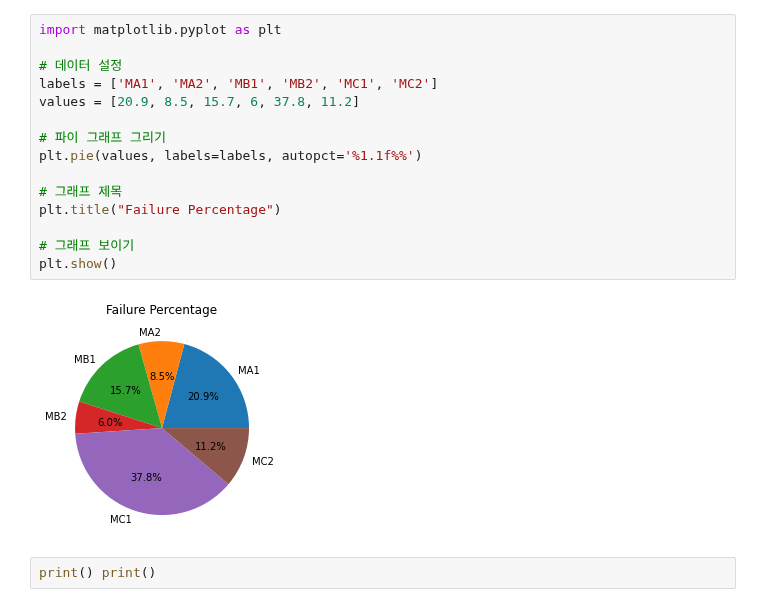
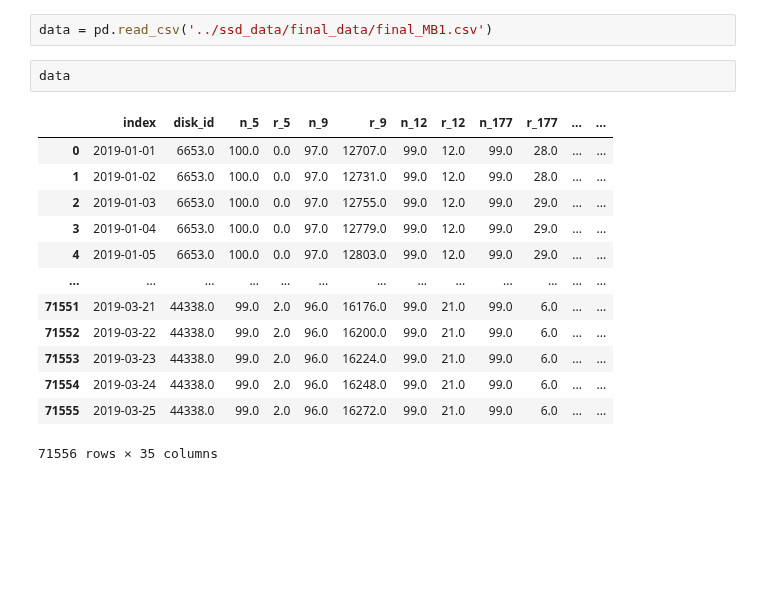
Before and after one commit to passion3659/ssd-failure, a Jupyter notebook: jeongyeol.ipynb, the cells around one changed output. Drawn from its saved outputs; the diff is of its cells as text; blank space fills up the shorter version.

```diff
--- a/jeongyeol.ipynb
+++ b/jeongyeol.ipynb
@@ -283,19 +3,18 @@ plt.show()
-# %%
-import matplotlib.pyplot as plt
-
-# 데이터 설정
-labels = ['MA1', 'MA2', 'MB1', 'MB2', 'MC1', 'MC2']
-values = [20.9, 8.5, 15.7, 6, 37.8, 11.2]
-
-# 파이 그래프 그리기
-plt.pie(values, labels=labels, autopct='%1.1f%%')
-
-# 그래프 제목
-plt.title("Failure Percentage")
-
-# 그래프 보이기
-plt.show()
-# %% [output]
-[figure, removed]
-# %%
-print() print()
+# %%
+data = pd.read_csv('../ssd_data/final_data/final_MB1.csv')
+# %%
+data
+# %% [output]
+|  | index | disk_id | n_5 | r_5 | n_9 | r_9 | n_12 | r_12 | n_177 | r_177 | ... | ... |
+| 0 | 2019-01-01 | 6653.0 | 100.0 | 0.0 | 97.0 | 12707.0 | 99.0 | 12.0 | 99.0 | 28.0 | ... | ... |
+| 1 | 2019-01-02 | 6653.0 | 100.0 | 0.0 | 97.0 | 12731.0 | 99.0 | 12.0 | 99.0 | 28.0 | ... | ... |
+| 2 | 2019-01-03 | 6653.0 | 100.0 | 0.0 | 97.0 | 12755.0 | 99.0 | 12.0 | 99.0 | 29.0 | ... | ... |
+| 3 | 2019-01-04 | 6653.0 | 100.0 | 0.0 | 97.0 | 12779.0 | 99.0 | 12.0 | 99.0 | 29.0 | ... | ... |
+| 4 | 2019-01-05 | 6653.0 | 100.0 | 0.0 | 97.0 | 12803.0 | 99.0 | 12.0 | 99.0 | 29.0 | ... | ... |
+| ... | ... | ... | ... | ... | ... | ... | ... | ... | ... | ... | ... | ... |
+| 71551 | 2019-03-21 | 44338.0 | 99.0 | 2.0 | 96.0 | 16176.0 | 99.0 | 21.0 | 99.0 | 6.0 | ... | ... |
+| 71552 | 2019-03-22 | 44338.0 | 99.0 | 2.0 | 96.0 | 16200.0 | 99.0 | 21.0 | 99.0 | 6.0 | ... | ... |
+| 71553 | 2019-03-23 | 44338.0 | 99.0 | 2.0 | 96.0 | 16224.0 | 99.0 | 21.0 | 99.0 | 6.0 | ... | ... |
+| 71554 | 2019-03-24 | 44338.0 | 99.0 | 2.0 | 96.0 | 16248.0 | 99.0 | 21.0 | 99.0 | 6.0 | ... | ... |
+| 71555 | 2019-03-25 | 44338.0 | 99.0 | 2.0 | 96.0 | 16272.0 | 99.0 | 21.0 | 99.0 | 6.0 | ... | ... |
+71556 rows × 35 columns
```
Also changed, not shown: parts of 25 cells of this notebook, 3 other files.
